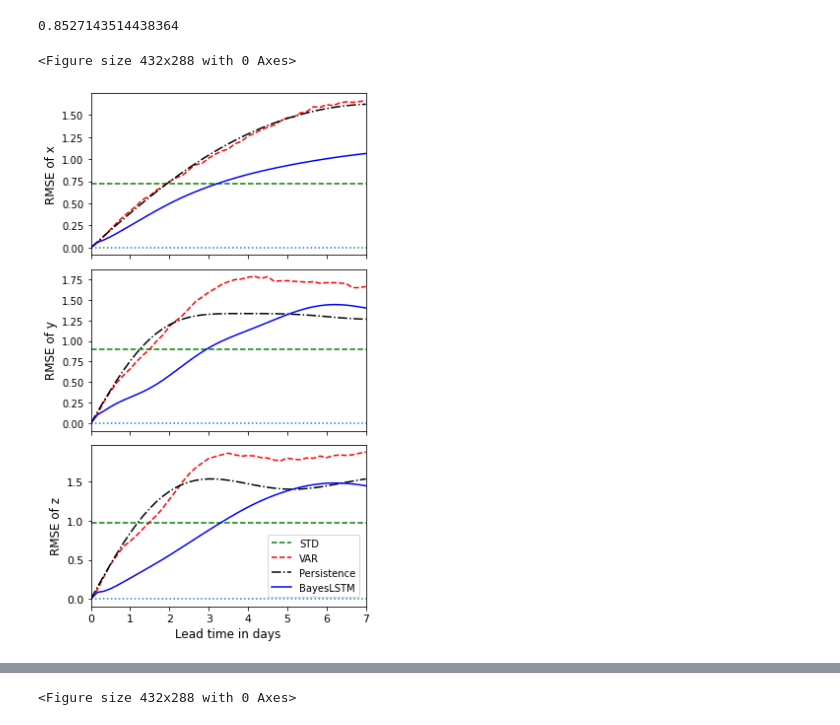
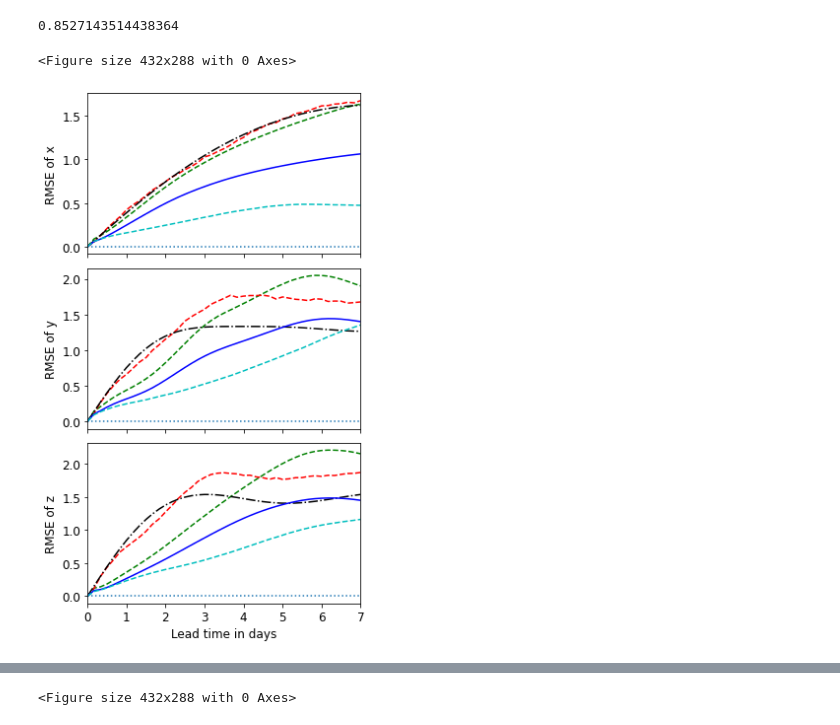
Before and after one commit to geek-yang/DeepArctic, a Jupyter notebook: BayesMap/Lorenz84/paperFigs/ultra_long_series/forecast_Lorens84_skills_metrics_reliability.ipynb, the cells around one changed output, grey strips where cells are left out. Saved outputs shown, nothing was run; the diff lists cells and outputs as text; code cells hidden in the pictures.

Commit message:
rmse v.s. rms spread

```diff
--- a/BayesMap/Lorenz84/paperFigs/ultra_long_series/forecast_Lorens84_skills_metrics_reliability.ipynb
+++ b/BayesMap/Lorenz84/paperFigs/ultra_long_series/forecast_Lorens84_skills_metrics_reliability.ipynb
@@ -513,10 +531,6 @@ print(prob_pred_xyz.shape)
     ax2.set_xlim(0, display_upto)
     ax3.set_xlim(0, display_upto)
 
-    ax1.set_xticks(np.arange(0,display_upto+1,6))
-    ax2.set_xticks(np.arange(0,display_upto+1,3))
-    ax3.set_xticks(np.arange(0,display_upto+1,3))
-
     #ax1.set_ylim(0, 0.5)
     #ax2.set_ylim(0, 0.5)
     #ax3.set_ylim(0, 0.5)
@@ -526,11 +540,12 @@ print(prob_pred_xyz.shape)
     ax3.set_ylabel("CRPS of z", fontsize=12)
 
     plt.xlabel("Lead time in days", fontsize=12)
+    plt.xticks(np.arange(0,display_upto+1,6),np.arange(0,display_upto//6+1))
+    ax1.tick_params(axis='both', which='major', labelsize=12)
+    ax2.tick_params(axis='both', which='major', labelsize=12)
+    ax3.tick_params(axis='both', which='major', labelsize=12)
 
-    plt.xticks(np.arange(0,display_upto+1,6),np.arange(0,display_upto//6+1),fontsize=11)
-    plt.yticks(fontsize=11)
-
-    ax1.legend(frameon=True, bbox_to_anchor=(0.005,0.995), prop={'size': 10.0}, loc=2)
+    ax1.legend(frameon=True, bbox_to_anchor=(0.005,0.995), prop={'size': 11.0}, loc=2)
     #ax2.legend(frameon=True, bbox_to_anchor=(0.98,0.05), prop={'size': 7.5}, loc=4)
     #ax3.legend(frameon=True, bbox_to_anchor=(0.995,0.005), prop={'size': 10.0}, loc=4)
 
@@ -609,14 +641,6 @@ print(rmse_x_bayes)
 
     display_upto = 42
 
-    std_x_ref = np.ones(display_upto+1,dtype=float)
-    std_y_ref = np.ones(display_upto+1,dtype=float)
-    std_z_ref = np.ones(display_upto+1,dtype=float)
-
-    std_x_ref = std_x_ref * x_std_full
-    std_y_ref = std_y_ref * y_std_full
-    std_z_ref = std_z_ref * z_std_full
-
     index = np.arange(0, step_lead)
 
     fig04 = plt.figure()
@@ -624,57 +648,62 @@ print(rmse_x_bayes)
     fig04.set_size_inches(4.8, 8, forward=True)
 
     # rmse of forecast
-    ax1.plot(np.arange(display_upto+1), std_x_ref[:], color='g', linestyle='dashed', label='STD')
+    ax1.plot(np.arange(display_upto+1), rmse_bayes_median_error[:display_upto+1,0], color='g', linestyle='dashed', label='BayesLSTM random error')
     ax1.plot(np.arange(display_upto+1), rmse_VAR_mean[:display_upto+1,0], color='r', linestyle='dashed', label='VAR')
     ax1.plot(np.arange(display_upto+1), rmse_persist[:display_upto+1,0], color='k', linestyle='dashdot', label='Persistence')
-    ax1.plot(np.arange(display_upto+1), rmse_bayes_mean[:display_upto+1,0], 'b', label='BayesLSTM')
+    ax1.plot(np.arange(display_upto+1), rmse_bayes_mean[:display_upto+1,0], 'b', label='BayesLSTM RMSE')
+    ax1.plot(np.arange(display_upto+1), rms_bayes_spread_mean[:display_upto+1,0], color='c', linestyle='dashed', label='BayesLSTM RMS')
 
-    ax2.plot(np.arange(display_upto+1), std_y_ref[:], color='g', linestyle='dashed', label='STD')
+    ax2.plot(np.arange(display_upto+1), rmse_bayes_median_error[:display_upto+1,1], color='g', linestyle='dashed', label='BayesLSTM random error')
     ax2.plot(np.arange(display_upto+1), rmse_VAR_mean[:display_upto+1,1], color='r', linestyle='dashed', label='VAR')
     ax2.plot(np.arange(display_upto+1), rmse_persist[:display_upto+1,1], color='k', linestyle='dashdot', label='Persistence')
-    ax2.plot(np.arange(display_upto+1), rmse_bayes_mean[:display_upto+1,1], 'b', label='BayesLSTM')
+    ax2.plot(np.arange(display_upto+1), rmse_bayes_mean[:display_upto+1,1], 'b', label='BayesLSTM RMSE')
+    ax2.plot(np.arange(display_upto+1), rms_bayes_spread_mean[:display_upto+1,1], color='c', linestyle='dashed', label='BayesLSTM RMS')
 
-    ax3.plot(np.arange(display_upto+1), std_z_ref[:], color='g', linestyle='dashed', label='STD')
+    ax3.plot(np.arange(display_upto+1), rmse_bayes_median_error[:display_upto+1,2], color='g', linestyle='dashed', label='BayesLSTM random error')
     ax3.plot(np.arange(display_upto+1), rmse_VAR_mean[:display_upto+1,2], color='r', linestyle='dashed', label='VAR')
     ax3.plot(np.arange(display_upto+1), rmse_persist[:display_upto+1,2], color='k', linestyle='dashdot', label='Persistence')
-    ax3.plot(np.arange(display_upto+1), rmse_bayes_mean[:display_upto+1,2], 'b', label='BayesLSTM')
+    ax3.plot(np.arange(display_upto+1), rmse_bayes_mean[:display_upto+1,2], 'b', label='BayesLSTM RMSE')
+    ax3.plot(np.arange(display_upto+1), rms_bayes_spread_mean[:display_upto+1,2], color='c', linestyle='dashed', label='BayesLSTM RMS')
 
     ax1.axhline(y=0, ls = ':')
     ax2.axhline(y=0, ls = ':')
     ax3.axhline(y=0, ls = ':')
 
     ax1.set_xlim(0, display_upto)
     ax2.set_xlim(0, display_upto)
     ax3.set_xlim(0, display_upto)
 
     ax1.set_xticks(np.arange(0,display_upto+1,3))
     ax2.set_xticks(np.arange(0,display_upto+1,3))
     ax3.set_xticks(np.arange(0,display_upto+1,3))
 
     #ax1.set_ylim(0, 0.5)
     #ax2.set_ylim(0, 0.5)
     #ax3.set_ylim(0, 0.5)
 
     ax1.set_ylabel("RMSE of x", fontsize=12)
     ax2.set_ylabel("RMSE of y", fontsize=12)
     ax3.set_ylabel("RMSE of z", fontsize=12)
 
     plt.xlabel("Lead time in days", fontsize=12)
 
-    plt.xticks(np.arange(0,display_upto+1,6),np.arange(0,display_upto//6+1),fontsize=11)
-    plt.yticks(fontsize=11)
+    plt.xticks(np.arange(0,display_upto+1,6),np.arange(0,display_upto//6+1))
+    ax1.tick_params(axis='both', which='major', labelsize=12)
+    ax2.tick_params(axis='both', which='major', labelsize=12)
+    ax3.tick_params(axis='both', which='major', labelsize=12)
 
-    #ax1.legend(frameon=True, bbox_to_anchor=(0.005,0.995), prop={'size': 10.0}, loc=2)
+    #ax1.legend(frameon=True, bbox_to_anchor=(0.005,0.995), prop={'size': 11.0}, loc=2)
     #ax2.legend(frameon=True, bbox_to_anchor=(0.98,0.05), prop={'size': 7.5}, loc=4)
-    ax3.legend(frameon=True, bbox_to_anchor=(0.995,0.03), prop={'size': 10.0}, loc=4)
+    #ax3.legend(frameon=True, bbox_to_anchor=(0.995,0.03), prop={'size': 11.0}, loc=4)
 
     plt.tight_layout()
 
     plt.show()
     fig04.savefig(os.path.join(output_path,'rmse.png'),dpi=150)
 # %% [output]
 <Figure size 432x288 with 0 Axes>
-[figure, old version]
+[figure, new version]
 # %%
     ##########################################################################
     ###########       Display RMSE initial v.s. error growth       ###########
```
Also changed, not shown: parts of 9 cells of this notebook, 2 other files.
